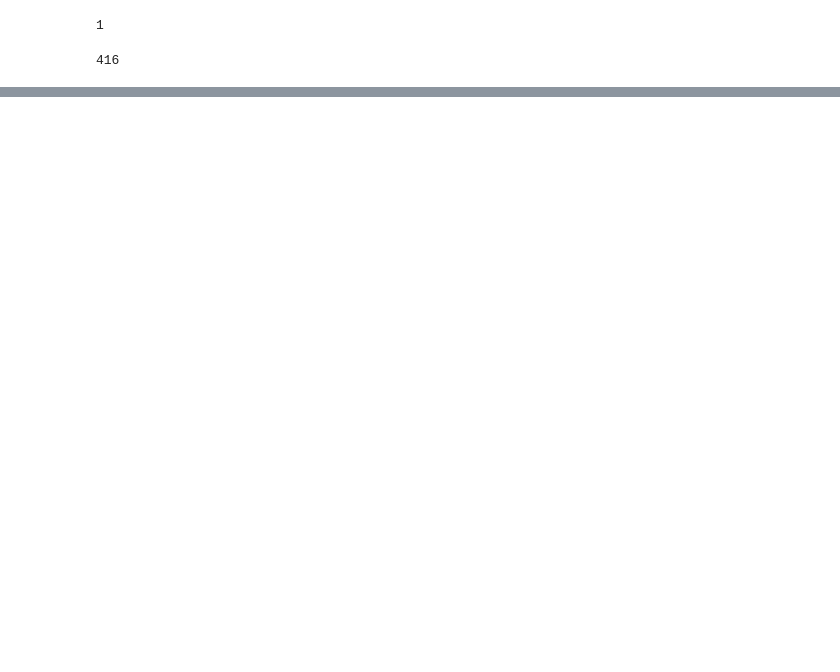
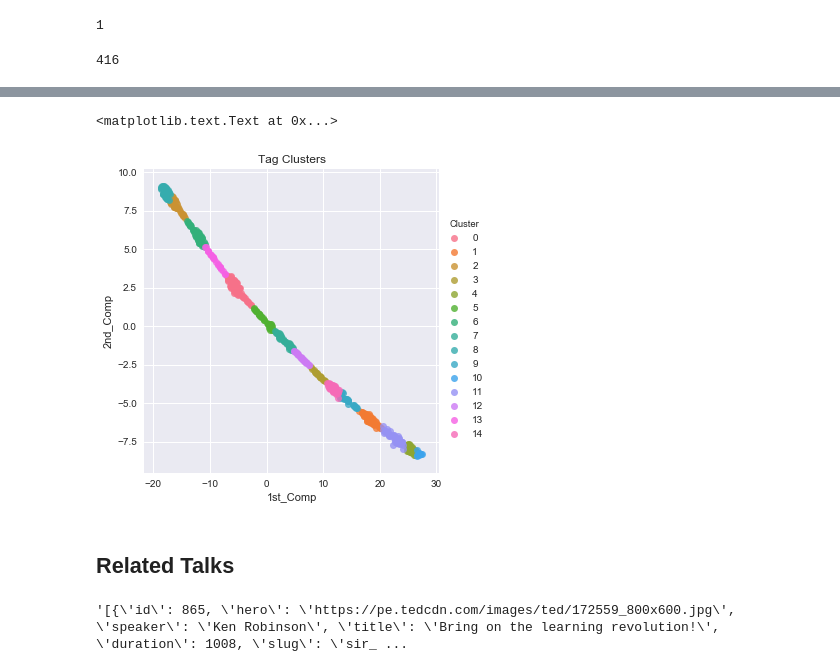
Before and after one commit to TristanMoser/213Project, a Jupyter notebook: Tristan.ipynb, the cells around one changed output, grey strips where cells are left out. Saved outputs shown, nothing was run; the diff lists cells and outputs as text; code cells hidden in the pictures; blank space fills up the shorter version.

```diff
--- a/Tristan.ipynb
+++ b/Tristan.ipynb
@@ -78,4 +84,5 @@ stuff = data['tags']
 # %%
 destring = []
-for number in range(len(stuff)):
-    destring.append(ast.literal_eval(stuff[number]))
+for number in range(len(data)):
+    destring.append(ast.literal_eval(data['tags'][number]))
+data['Tags'] = pd.Series(destring)
@@ -108,0 +133,2 @@ len(all_series.unique())
+# %%
+model = Word2Vec(destring, min_count=1)
@@ -108,0 +179,23 @@ len(all_series.unique())
+# %%
+labels = []
+tokens = []
+
+for word in model.wv.vocab:
+    tokens.append(model[word])
+    labels.append(word)
+
+tsne_model = TSNE(perplexity=50, n_components=2, init='pca', n_iter=5000, random_state=23,learning_rate=1000)
+new_values = tsne_model.fit_transform(tokens)
+
+kmeans = KMeans(n_clusters=15)
+kmeans.fit(tokens)
+clusters = kmeans.predict(tokens)
+
+df_tsne = pd.DataFrame(new_values, columns=['1st_Comp', '2nd_Comp'])
+df_tsne['Cluster'] = clusters
+
+sns.lmplot(x='1st_Comp', y='2nd_Comp', data=df_tsne, hue='Cluster', fit_reg=False)
+plt.title("Tag Clusters")
+# %% [output]
+<matplotlib.text.Text at 0x...>
+[figure, added]
@@ -108,0 +204,6 @@ len(all_series.unique())
+# %% [markdown]
+## Related Talks
+# %%
+data['related_talks'][0]
+# %% [output]
+'[{\'id\': 865, \'hero\': \'https://pe.tedcdn.com/images/ted/172559_800x600.jpg\', \'speaker\': \'Ken Robinson\', \'title\': \'Bring on the learning revolution!\', \'duration\': 1008, \'slug\': \'sir_ ...
```
Also changed, not shown: parts of 38 cells of this notebook.
